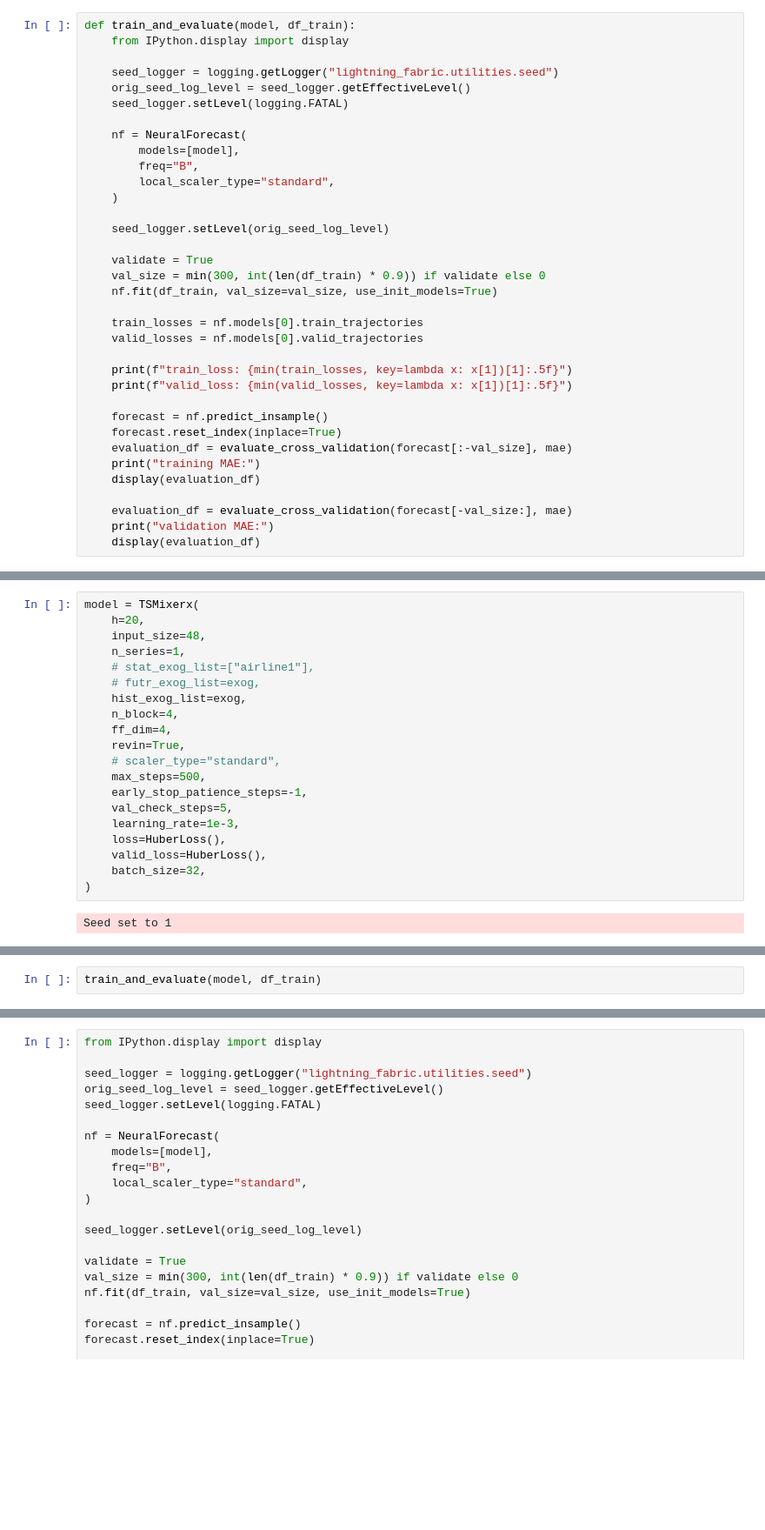
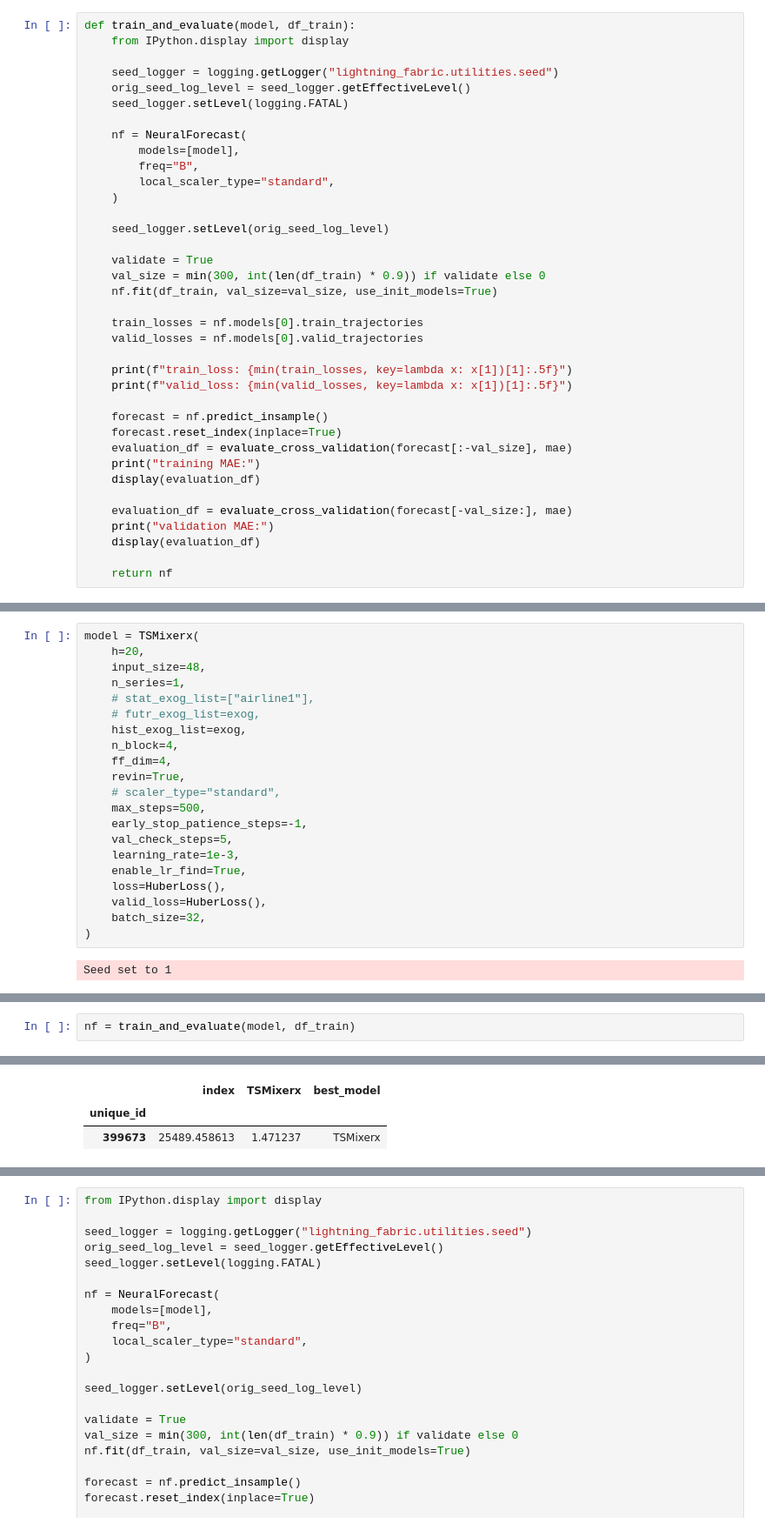
Before and after one commit to agux/marten, a Jupyter notebook: notebooks/neuralforecast/0.1-neuralforecast.ipynb, the cells around one changed output, grey strips where cells are left out. Shown at 87% size. Drawn from its saved outputs; the diff is of its cells as text; blank space fills up the shorter version.

Commit message:
enable lr_find

```diff
--- a/notebooks/neuralforecast/0.1-neuralforecast.ipynb
+++ b/notebooks/neuralforecast/0.1-neuralforecast.ipynb
@@ -133,6 +133,8 @@ def train_and_evaluate(model, df_train):
     evaluation_df = evaluate_cross_validation(forecast[-val_size:], mae)
     print("validation MAE:")
     display(evaluation_df)
+
+    return nf
 # %%
 df_train = df
 # %%
@@ -167,6 +169,7 @@ model = TSMixerx(
     early_stop_patience_steps=-1,
     val_check_steps=5,
     learning_rate=1e-3,
+    enable_lr_find=True,
     loss=HuberLoss(),
     valid_loss=HuberLoss(),
     batch_size=32,
@@ -189,5 +183,5 @@ MisconfigurationException: `train_dataloader` must be implemented to be used wit
 # %%
-train_and_evaluate(model, df_train)
+nf = train_and_evaluate(model, df_train)
 # %% [output]
 GPU available: True (mps), used: True
 TPU available: False, using: 0 TPU cores
@@ -195,0 +213,3 @@ TypeError: '<=' not supported between instances of 'float' and 'NoneType'
+|  | index | TSMixerx | best_model |
+| unique_id |  |  |  |
+| 399673 | 25489.458613 | 1.471237 | TSMixerx |
```
Also changed, not shown: parts of 5 cells of this notebook, 4 other files.
